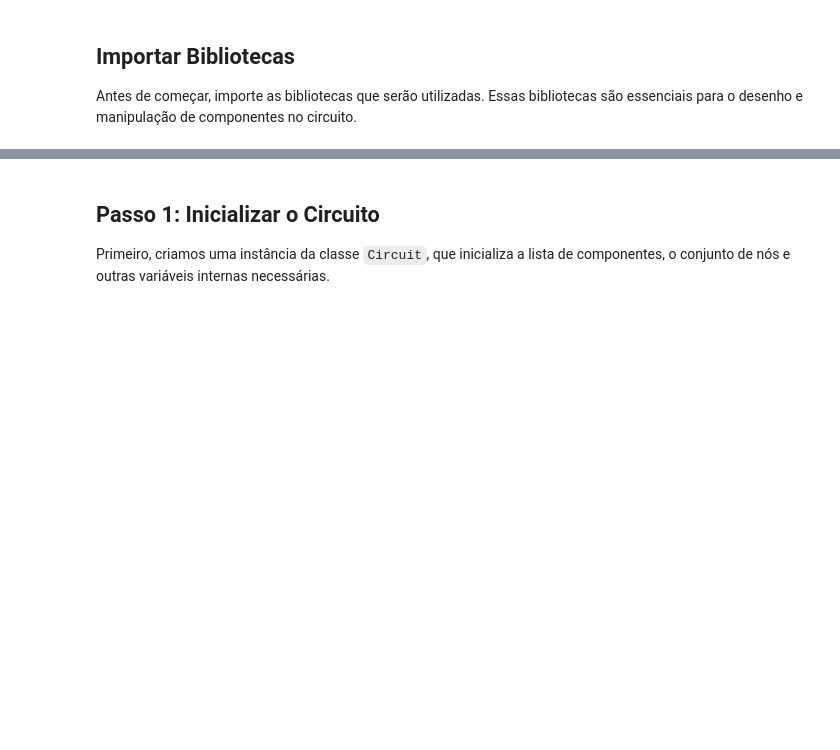
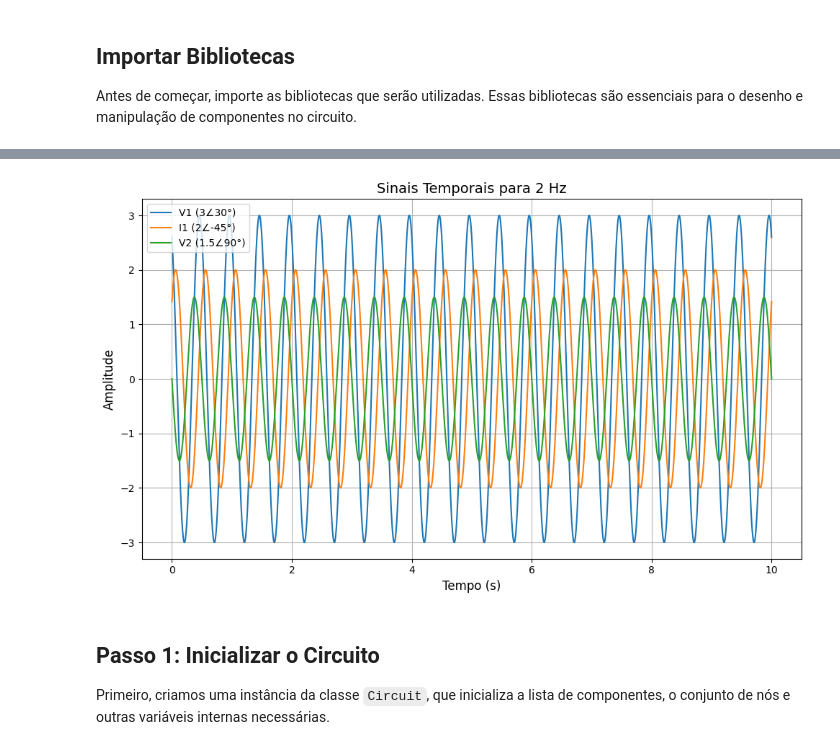
Before and after one commit to ygordealmeida/PhaCircuits, a Jupyter notebook: Exemplos/Guia_de_Uso.ipynb, the cells around one changed output, grey strips where cells are left out. Cells and saved outputs as stored; diff of their text form; code cells hidden in the pictures; blank space fills up the shorter version.

```diff
--- a/Exemplos/Guia_de_Uso.ipynb
+++ b/Exemplos/Guia_de_Uso.ipynb
@@ -45,3 +171,18 @@ import cmath
+# %%
+# Definição dos fasores
+phasors = [
+    {"magnitude": 3, "angle_deg": 30, "label": "V1"},
+    {"magnitude": 2, "angle_deg": -45, "label": "I1"},
+    {"magnitude": 1.5, "angle_deg": 90, "label": "V2"},
+]
+
+# Frequência em Hz
+frequency = 2  # 50 Hz
+
+# Chamando a função para plotar os sinais
+plot_signal_from_phasors(phasors, frequency)
+# %% [output]
+[figure, added]
 # %% [markdown]
 ## Passo 1: Inicializar o Circuito
 
```
Also changed, not shown: parts of 6 cells of this notebook.
